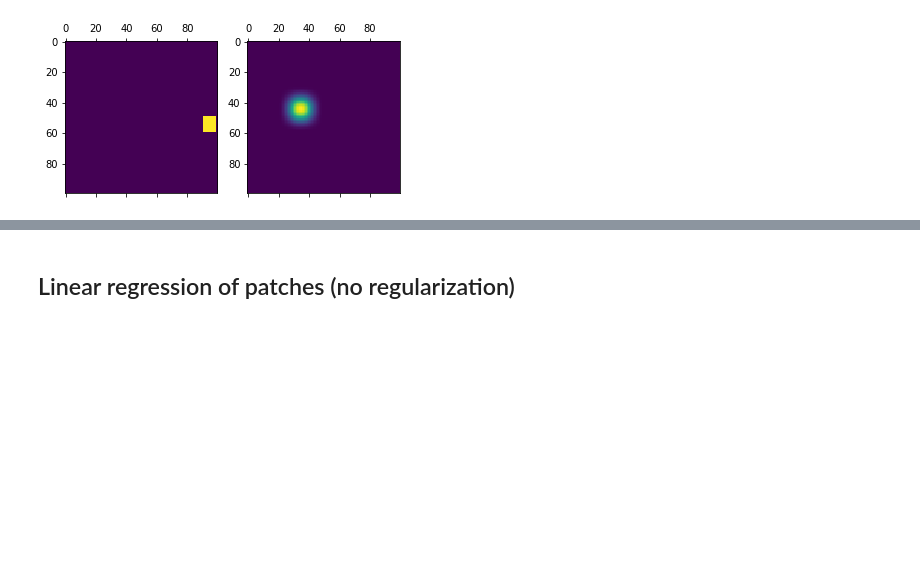
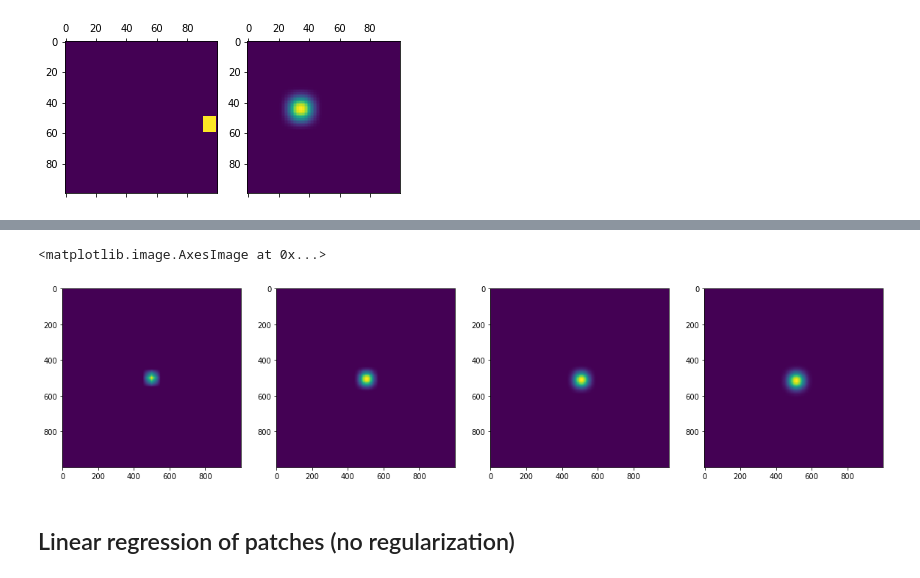
Before and after one commit to pierreglaser/templatematching-mva, a Jupyter notebook: notebooks/playground.ipynb, the cells around one changed output, grey strips where cells are left out. Drawn from its saved outputs; the diff is of its cells as text; code cells hidden in the pictures; blank space fills up the shorter version.

```diff
--- a/notebooks/playground.ipynb
+++ b/notebooks/playground.ipynb
@@ -127,3 +233,23 @@ _ = ax2.matshow(p)
+# %%
+fig, (ax1, ax2, ax3, ax4) = plt.subplots(nrows=1, ncols=4, figsize=(20, 35))
+
+x = np.linspace(-10, 10, 1000)
+y = np.linspace(-10, 10, 1000)
+
+B2d = make_2D_spline_deg_n(1)
+ax1.imshow(B2d(x, y))
+
+B2d = make_2D_spline_deg_n(2)
+ax2.imshow(B2d(x, y))
+
+B2d = make_2D_spline_deg_n(3)
+ax3.imshow(B2d(x, y))
+
+B2d = make_2D_spline_deg_n(4)
+ax4.imshow(B2d(x, y))
+# %% [output]
+<matplotlib.image.AxesImage at 0x...>
+[figure, added]
 # %% [markdown]
 ## Linear regression of patches (no regularization)
 # %%
```
Also changed, not shown: parts of 4 cells of this notebook.
